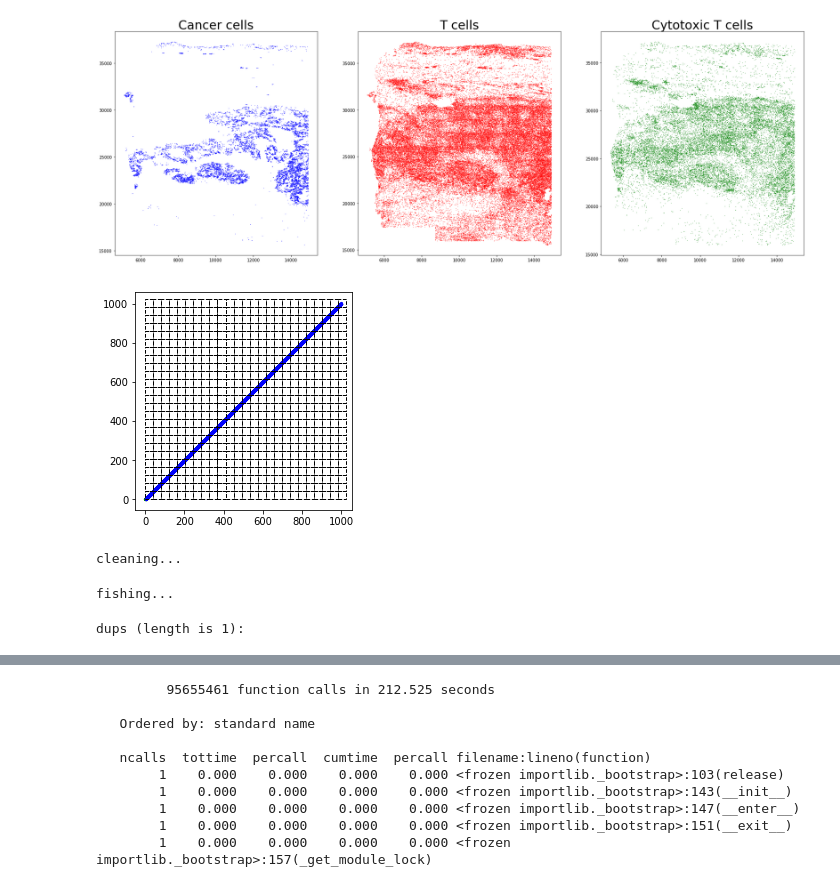
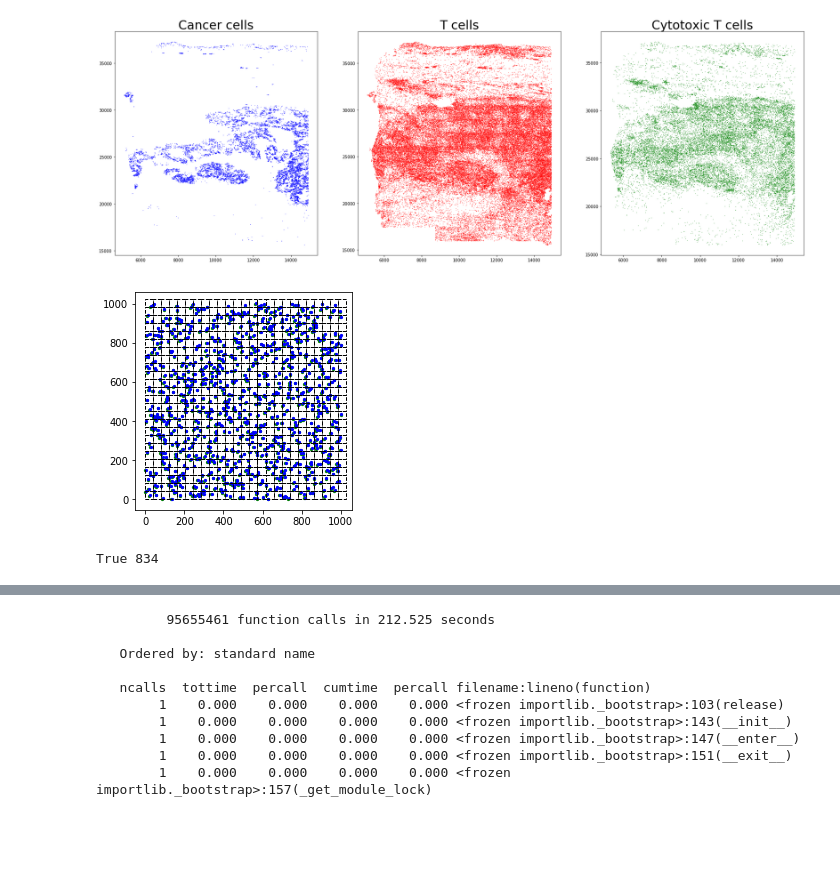
Before and after one commit to danielsoutar/CS4098, a Jupyter notebook: Notebook.ipynb, the cells around one changed output, grey strips where cells are left out. Saved outputs shown, nothing was run; the diff lists cells and outputs as text; code cells hidden in the pictures; blank space fills up the shorter version.

```diff
--- a/Notebook.ipynb
+++ b/Notebook.ipynb
@@ -97,7 +95,7 @@ plt.show(fig)
 # %% [output]
 [figure]
 # %%
-# Example cases for clustering algorithm
+# Example cases for clustering algorithms - this is where I visualised the various inputs for test.py
 NUM_POINTS = 1000
 
 def get_histo(du):
@@ -117,11 +115,11 @@ def get_histo(du):
 check_again = False
 
 if not check_again:
-#     random_xMin = np.random.choice(range(NUM_POINTS + 1), size=NUM_POINTS, replace=False)
-    random_xMin = np.arange(NUM_POINTS)
+    random_xMin = np.random.choice(range(NUM_POINTS + 1), size=NUM_POINTS, replace=False)
+#     random_xMin = np.arange(NUM_POINTS)
     random_xMax = np.copy(random_xMin) + 3
-#     random_yMin = np.random.choice(range(NUM_POINTS + 1), size=NUM_POINTS, replace=False)
-    random_yMin = np.arange(NUM_POINTS)
+    random_yMin = np.random.choice(range(NUM_POINTS + 1), size=NUM_POINTS, replace=False)
+#     random_yMin = np.arange(NUM_POINTS)
     random_yMax = np.copy(random_yMin) + 3
     random_points = np.stack((random_xMin, random_xMax, random_yMin, random_yMax), 0).transpose()
 
@@ -150,45 +148,42 @@ for window in flattened_windows_list:
             xMax - xMin,    # width
             yMax - yMin,    # height
             linestyle='--',
             fill=False
         )
     )
 
 plt.show()
 
-print("cleaning...")
+# print("cleaning...")
 Cluster_result1 = Cluster.simplest(random_points)
-print("fishing...")
+# print("fishing...")
 Cluster_result2 = Cluster.fishermans_algorithm(partitioned_random_points, t, windows_list, w, h)
 
 dups1 = set()
 dups2 = set()
 
-# # Simplest
+# # # Simplest
 for key, value in Cluster_result1.items():
     if value not in dups1:
         dups1.add(value)
 
-# # Fisherman's
+# # # Fisherman's
 for i in Cluster_result2:
-    if i not in dups2:
-        dups2.add(i)
+    dups2.add(i)
 
-assert(len(dups1) == len(dups2))
-print("dups (length is %d):" % len(dups2))
+print(len(dups1) == len(dups2), len(dups1))
+# print("dups (length is %d):" % len(dups2))
 
 histo1, total_cluster_cells1 = get_histo(dups1)
 histo2, total_cluster_cells2 = get_histo(dups2)
 
 if (total_cluster_cells1 != total_cluster_cells2) or not np.array_equal(histo1, histo2):
     print("ERROR")
     print(histo1)
     print(histo2)
 # %% [output]
-[figure, old version]
+[figure, new version]
-cleaning...
+True 834
-fishing...
-dups (length is 1):
 # %%
 for cluster in dups1:
     cluster_points_xMin = np.array([item[0] for item in cluster.cells])
```
Also changed, not shown: parts of 16 cells of this notebook, 8 other files.
